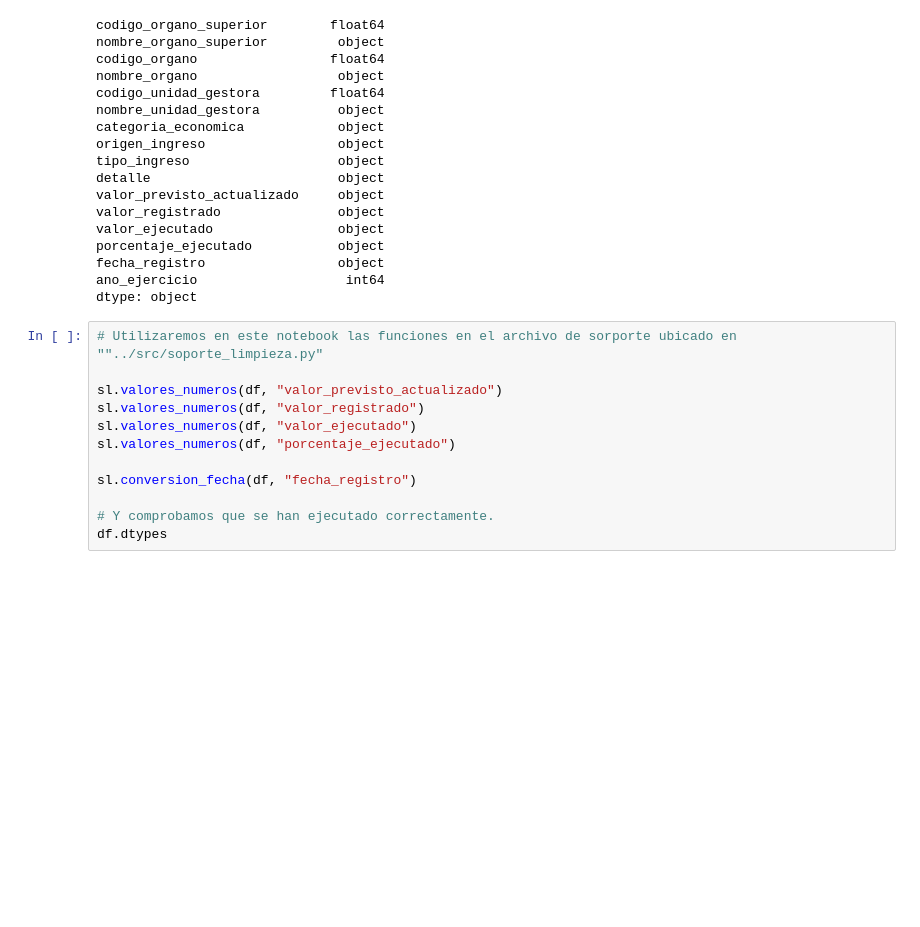
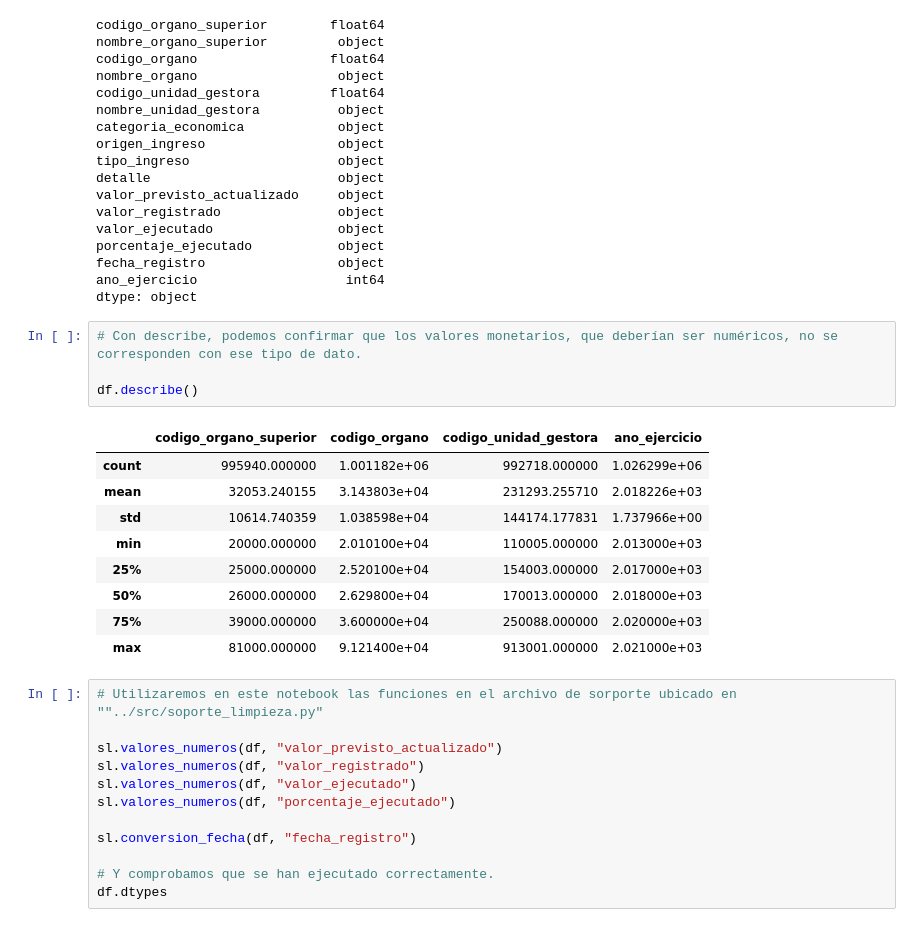
Before and after one commit to davfranco1/Proyecto2-EDA-Ingresos-Publicos-Brasil, a Jupyter notebook: notebooks/2_Limpieza.ipynb, the cells around one changed output. Drawn from its saved outputs; the diff is of its cells as text; blank space fills up the shorter version.

```diff
--- a/notebooks/2_Limpieza.ipynb
+++ b/notebooks/2_Limpieza.ipynb
@@ -62,6 +63,20 @@ porcentaje_ejecutado           object
 fecha_registro                 object
 ano_ejercicio                   int64
 dtype: object
+# %%
+# Con describe, podemos confirmar que los valores monetarios, que deberían ser numéricos, no se corresponden con ese tipo de dato.
+
+df.describe()
+# %% [output]
+|  | codigo_organo_superior | codigo_organo | codigo_unidad_gestora | ano_ejercicio |
+| count | 995940.000000 | 1.001182e+06 | 992718.000000 | 1.026299e+06 |
+| mean | 32053.240155 | 3.143803e+04 | 231293.255710 | 2.018226e+03 |
+| std | 10614.740359 | 1.038598e+04 | 144174.177831 | 1.737966e+00 |
+| min | 20000.000000 | 2.010100e+04 | 110005.000000 | 2.013000e+03 |
+| 25% | 25000.000000 | 2.520100e+04 | 154003.000000 | 2.017000e+03 |
+| 50% | 26000.000000 | 2.629800e+04 | 170013.000000 | 2.018000e+03 |
+| 75% | 39000.000000 | 3.600000e+04 | 250088.000000 | 2.020000e+03 |
+| max | 81000.000000 | 9.121400e+04 | 913001.000000 | 2.021000e+03 |
 # %%
 # Utilizaremos en este notebook las funciones en el archivo de sorporte ubicado en ""../src/soporte_limpieza.py"
 
```
Also changed, not shown: parts of 4 cells of this notebook, 5 other files.
